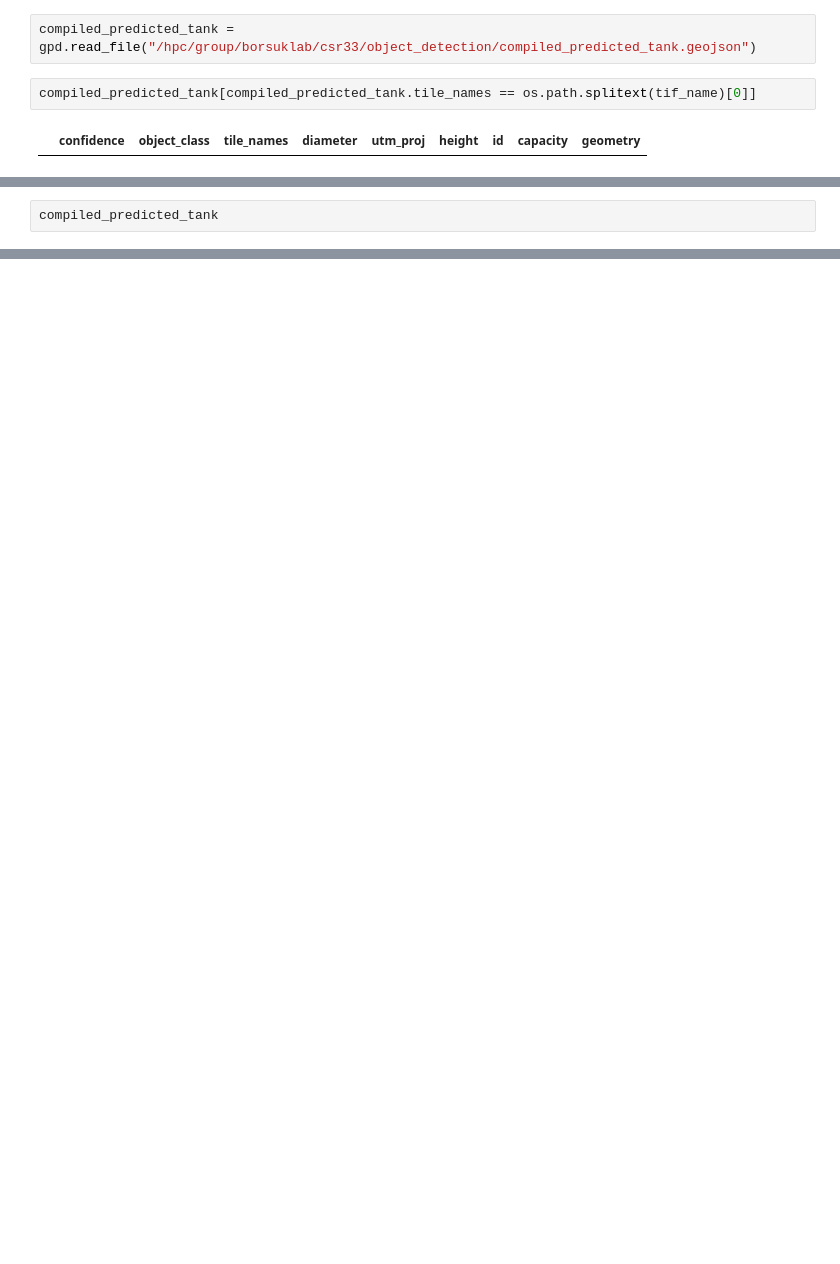
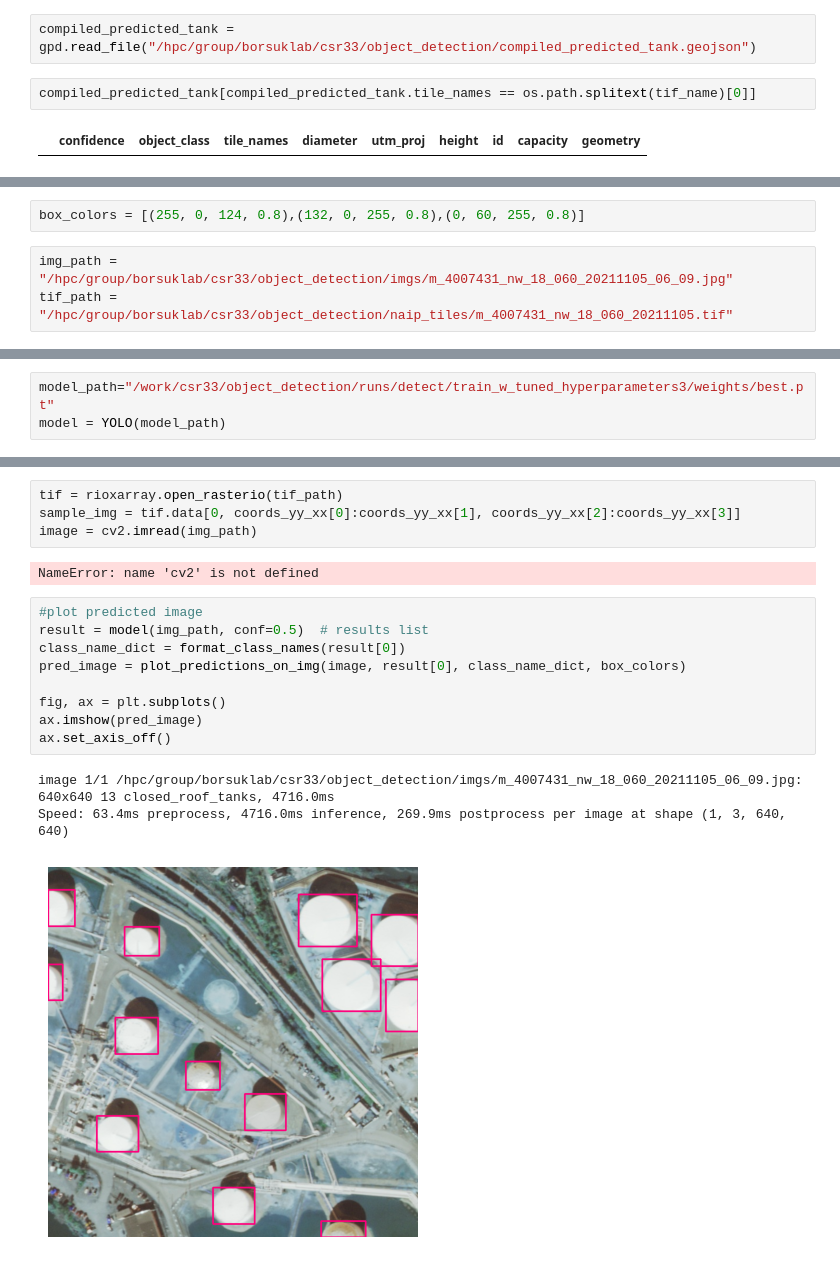
Before and after one commit to celinerobi/ast_object_detection_public, a Jupyter notebook: height_estimation_plot.ipynb, the cells around one changed output, grey strips where cells are left out. Cells and saved outputs as stored; diff of their text form; blank space fills up the shorter version.

```diff
--- a/height_estimation_plot.ipynb
+++ b/height_estimation_plot.ipynb
@@ -115,2 +182,5 @@ compiled_predicted_tank[compiled_predicted_tank.tile_names == os.path.splitext(t
+# %%
+box_colors = [(255, 0, 124, 0.8),(132, 0, 255, 0.8),(0, 60, 255, 0.8)]
 # %%
-compiled_predicted_tank
+img_path = "/hpc/group/borsuklab/csr33/object_detection/imgs/m_4007431_nw_18_060_20211105_06_09.jpg"
+tif_path = "/hpc/group/borsuklab/csr33/object_detection/naip_tiles/m_4007431_nw_18_060_20211105.tif"
@@ -130,0 +187,3 @@ compiled_predicted_tank
+# %%
+model_path="/work/csr33/object_detection/runs/detect/train_w_tuned_hyperparameters3/weights/best.pt"
+model = YOLO(model_path)
@@ -130,0 +205,19 @@ compiled_predicted_tank
+# %%
+tif = rioxarray.open_rasterio(tif_path)
+sample_img = tif.data[0, coords_yy_xx[0]:coords_yy_xx[1], coords_yy_xx[2]:coords_yy_xx[3]]
+image = cv2.imread(img_path)
+# %% [output]
+NameError: name 'cv2' is not defined
+# %%
+#plot predicted image
+result = model(img_path, conf=0.5)  # results list
+class_name_dict = format_class_names(result[0])
+pred_image = plot_predictions_on_img(image, result[0], class_name_dict, box_colors)
+
+fig, ax = plt.subplots()
+ax.imshow(pred_image)
+ax.set_axis_off()
+# %% [output]
+image 1/1 /hpc/group/borsuklab/csr33/object_detection/imgs/m_4007431_nw_18_060_20211105_06_09.jpg: 640x640 13 closed_roof_tanks, 4716.0ms
+Speed: 63.4ms preprocess, 4716.0ms inference, 269.9ms postprocess per image at shape (1, 3, 640, 640)
+[figure, added]
```
Also changed, not shown: parts of 18 cells of this notebook, 13 other files.
